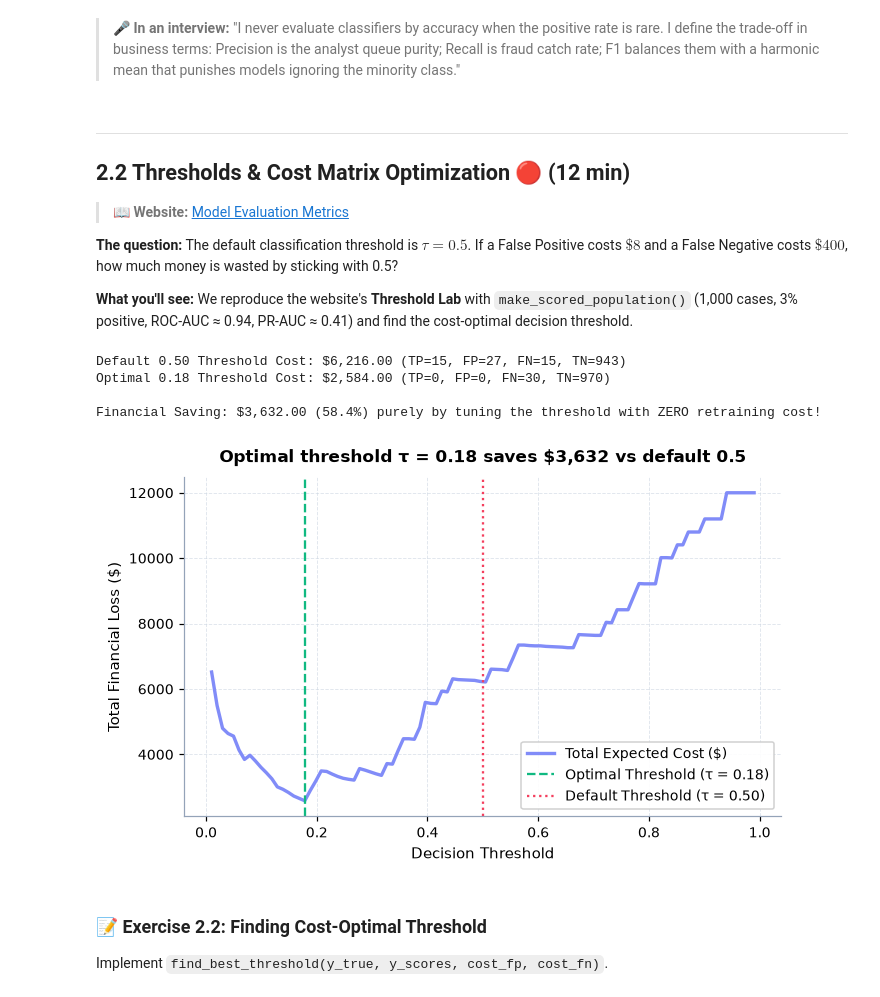
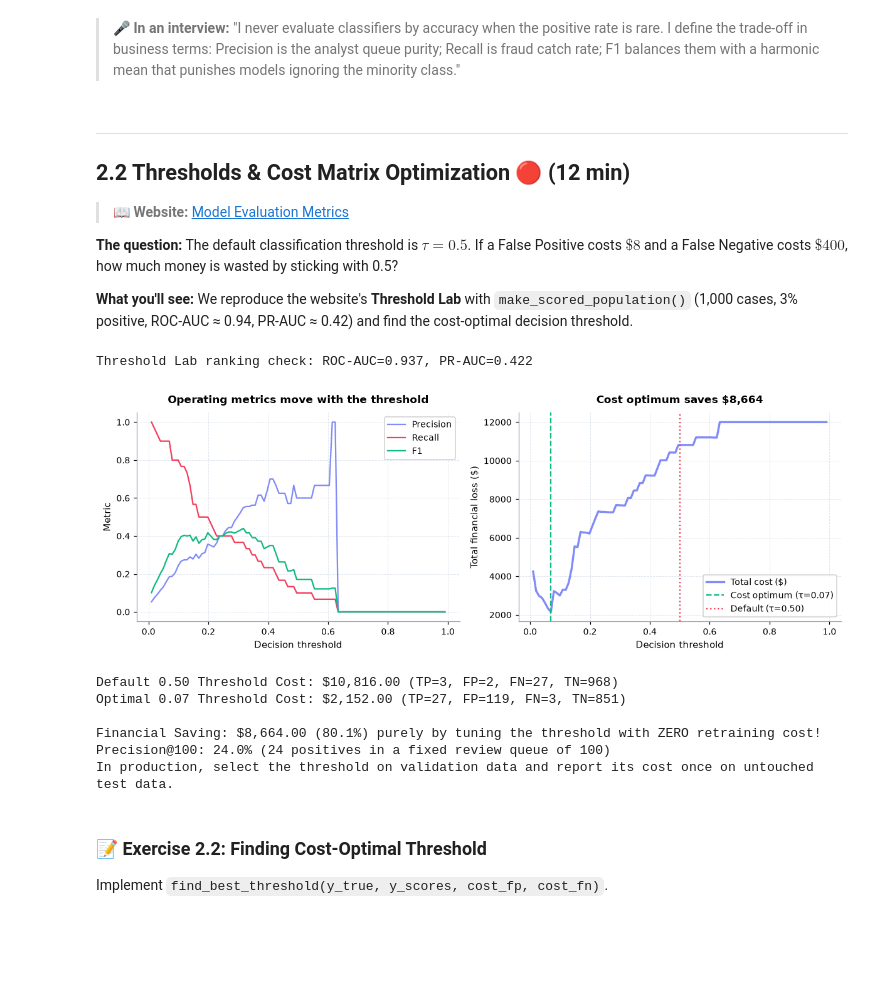
Before and after one commit to kyawmt/machine_learning_fundamental, a Jupyter notebook: notebooks/02_metrics_and_data.ipynb, the cells around one changed output. Cells and saved outputs as stored; diff of their text form; code cells hidden in the pictures; blank space fills up the shorter version.

```diff
--- a/notebooks/02_metrics_and_data.ipynb
+++ b/notebooks/02_metrics_and_data.ipynb
@@ -105,54 +105,77 @@ check_2_1(calc_precision, calc_recall, calc_specificity, calc_f1)
 
 **The question:** The default classification threshold is $\tau = 0.5$. If a False Positive costs $\$8$ and a False Negative costs $\$400$, how much money is wasted by sticking with 0.5?
 
-**What you'll see:** We reproduce the website's **Threshold Lab** with `make_scored_population()` (1,000 cases, 3% positive, ROC-AUC ≈ 0.94, PR-AUC ≈ 0.41) and find the cost-optimal decision threshold.
+**What you'll see:** We reproduce the website's **Threshold Lab** with `make_scored_population()` (1,000 cases, 3% positive, ROC-AUC ≈ 0.94, PR-AUC ≈ 0.42) and find the cost-optimal decision threshold.
 # %%
+from sklearn.metrics import roc_auc_score, average_precision_score
+
 df_pop = make_scored_population(n=1000, positive_rate=0.03, seed=20260822)
 y_true_pop = df_pop["y_true"].values
 scores_pop = df_pop["score"].values
+print(f"Threshold Lab ranking check: ROC-AUC={roc_auc_score(y_true_pop, scores_pop):.3f}, PR-AUC={average_precision_score(y_true_pop, scores_pop):.3f}")
 
 COST_FP = 8.0     # Cost of manual review or customer friction ($8)
 COST_FN = 400.0   # Cost of missed fraud or lost churner ($400)
 
 thresholds = np.linspace(0.01, 0.99, 100)
 expected_costs = []
+precisions, recalls, f1s = [], [], []
 
 for t in thresholds:
     preds = (scores_pop >= t).astype(int)
     cm_t = confusion_matrix(y_true_pop, preds)
     tn_t, fp_t, fn_t, tp_t = cm_t.ravel()
     total_cost = fp_t * COST_FP + fn_t * COST_FN
     expected_costs.append(total_cost)
+    precision_t = tp_t / (tp_t + fp_t) if tp_t + fp_t else 0.0
+    recall_t = tp_t / (tp_t + fn_t) if tp_t + fn_t else 0.0
+    precisions.append(precision_t)
+    recalls.append(recall_t)
+    f1s.append(2 * precision_t * recall_t / (precision_t + recall_t) if precision_t + recall_t else 0.0)
 
 best_idx = np.argmin(expected_costs)
 best_threshold = thresholds[best_idx]
 min_cost = expected_costs[best_idx]
+preds_best = (scores_pop >= best_threshold).astype(int)
+tn_b, fp_b, fn_b, tp_b = confusion_matrix(y_true_pop, preds_best).ravel()
 
 # Cost at default 0.5
 preds_default = (scores_pop >= 0.5).astype(int)
 tn_d, fp_d, fn_d, tp_d = confusion_matrix(y_true_pop, preds_default).ravel()
 cost_default = fp_d * COST_FP + fn_d * COST_FN
 savings = cost_default - min_cost
 
-plt.figure(figsize=(7, 4))
-plt.plot(thresholds, expected_costs, color=COLOR_PRIMARY, lw=2.2, label="Total Expected Cost ($)")
-plt.axvline(best_threshold, color=COLOR_TRAIN, linestyle="--", label=f"Optimal Threshold (τ = {best_threshold:.2f})")
-plt.axvline(0.5, color=COLOR_VAL, linestyle=":", label="Default Threshold (τ = 0.50)")
-plt.title(f"Optimal threshold τ = {best_threshold:.2f} saves ${savings:,.0f} vs default 0.5")
-plt.xlabel("Decision Threshold")
-plt.ylabel("Total Financial Loss ($)")
-plt.legend()
+fig, (ax1, ax2) = plt.subplots(1, 2, figsize=(11, 4))
+ax1.plot(thresholds, precisions, label="Precision", color=COLOR_PRIMARY)
+ax1.plot(thresholds, recalls, label="Recall", color=COLOR_VAL)
+ax1.plot(thresholds, f1s, label="F1", color=COLOR_TRAIN)
+ax1.set(title="Operating metrics move with the threshold", xlabel="Decision threshold", ylabel="Metric")
+ax1.legend()
+ax2.plot(thresholds, expected_costs, color=COLOR_PRIMARY, lw=2.2, label="Total cost ($)")
+ax2.axvline(best_threshold, color=COLOR_TRAIN, linestyle="--", label=f"Cost optimum (τ={best_threshold:.2f})")
+ax2.axvline(0.5, color=COLOR_VAL, linestyle=":", label="Default (τ=0.50)")
+ax2.set(title=f"Cost optimum saves ${savings:,.0f}", xlabel="Decision threshold", ylabel="Total financial loss ($)")
+ax2.legend()
+plt.tight_layout()
 plt.show()
 
 print(f"Default 0.50 Threshold Cost: ${cost_default:,.2f} (TP={tp_d}, FP={fp_d}, FN={fn_d}, TN={tn_d})")
-print(f"Optimal {best_threshold:.2f} Threshold Cost: ${min_cost:,.2f} (TP={tp_t}, FP={fp_t}, FN={fn_t}, TN={tn_t})")
+print(f"Optimal {best_threshold:.2f} Threshold Cost: ${min_cost:,.2f} (TP={tp_b}, FP={fp_b}, FN={fn_b}, TN={tn_b})")
 print(f"\nFinancial Saving: ${savings:,.2f} ({savings/cost_default:.1%}) purely by tuning the threshold with ZERO retraining cost!")
+
+k = 100
+top_k = np.argsort(scores_pop)[-k:]
+print(f"Precision@{k}: {y_true_pop[top_k].mean():.1%} ({y_true_pop[top_k].sum()} positives in a fixed review queue of {k})")
+print("In production, select the threshold on validation data and report its cost once on untouched test data.")
 # %% [output]
-Default 0.50 Threshold Cost: $6,216.00 (TP=15, FP=27, FN=15, TN=943)
-Optimal 0.18 Threshold Cost: $2,584.00 (TP=0, FP=0, FN=30, TN=970)
-
-Financial Saving: $3,632.00 (58.4%) purely by tuning the threshold with ZERO retraining cost!
+Threshold Lab ranking check: ROC-AUC=0.937, PR-AUC=0.422
-[figure, old version]
+[figure, new version]
+Default 0.50 Threshold Cost: $10,816.00 (TP=3, FP=2, FN=27, TN=968)
+Optimal 0.07 Threshold Cost: $2,152.00 (TP=27, FP=119, FN=3, TN=851)
+
+Financial Saving: $8,664.00 (80.1%) purely by tuning the threshold with ZERO retraining cost!
+Precision@100: 24.0% (24 positives in a fixed review queue of 100)
+In production, select the threshold on validation data and report its cost once on untouched test data.
 # %% [markdown]
 ### 📝 Exercise 2.2: Finding Cost-Optimal Threshold
 Implement `find_best_threshold(y_true, y_scores, cost_fp, cost_fn)`.
```
Also changed, not shown: parts of 29 cells of this notebook, 18 other files.
